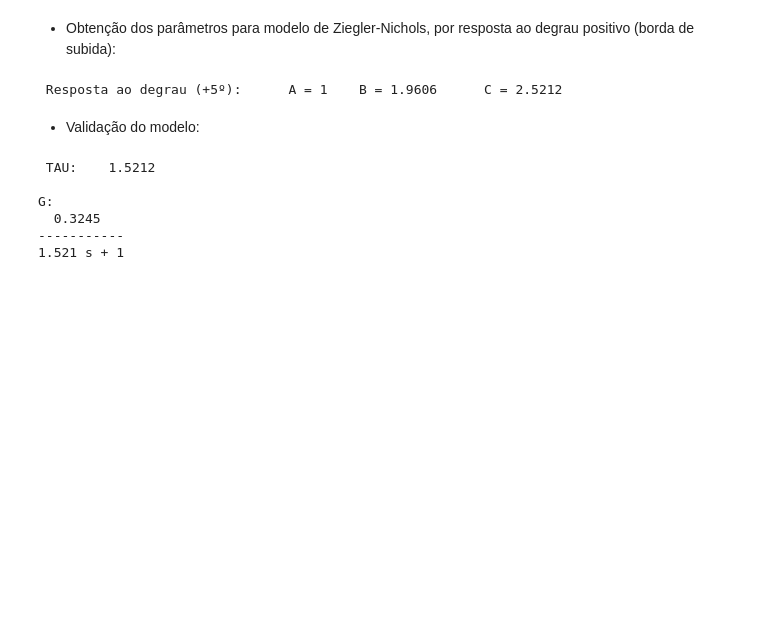
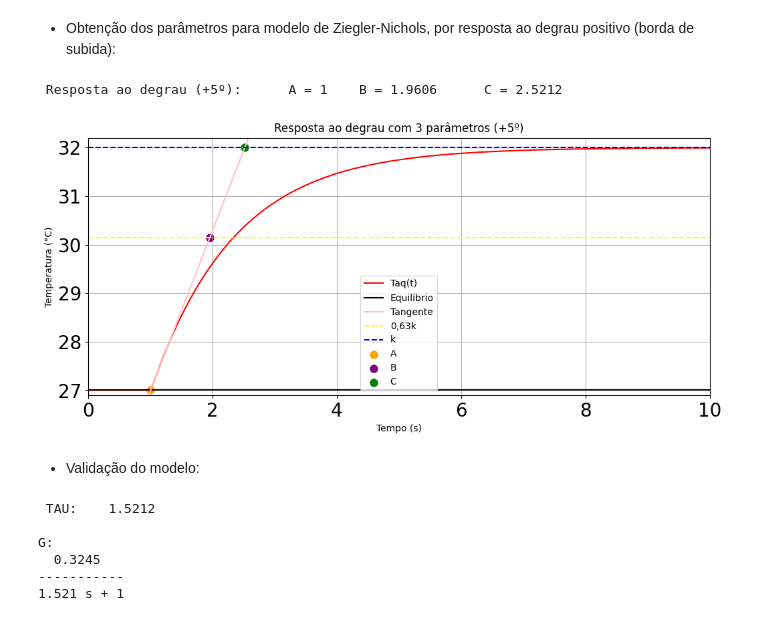
Before and after one commit to ErickNMA/LAS, a Jupyter notebook: guias67/guia6.ipynb, the cells around one changed output. Cells and saved outputs as stored; diff of their text form; code cells hidden in the pictures; blank space fills up the shorter version.

```diff
--- a/guias67/guia6.ipynb
+++ b/guias67/guia6.ipynb
@@ -141,34 +145,35 @@ A = 1 #obtido graficamente (há uma antecipação que não existe, o atraso é z
 #Reta 0,63K:
 y2 = ((pop+(0.63*kd))*np.ones(td.shape))
 B = (((pop+(0.63*kd))-coef_lin)/coef_ang)
 
 #Reta K:
 y3 = ((pop+kd)*np.ones(td.shape))
 C = (((pop+kd)-coef_lin)/coef_ang)
 
 print("\n Resposta ao degrau (+5º): \tA = " + str(round(A, 4)) + "\t B = " + str(round(B, 4)) + "\t C = " + str(round(C, 4)))
 
 #Plotando o resultado da simulação-------------------------------------------------------------------
 plt.figure(3)
-plt.rcParams['figure.figsize'] = (15, 8)
+plt.rcParams['figure.figsize'] = (12, 5)
 plt.plot(td, np.degrees(yd),'red',label='Taq(t)')
 plt.plot(td, y0,'black',label='Equilíbrio')
 plt.plot(td, y1,'pink',label='Tangente')
 plt.plot(td, y2,'yellow',ls='--',label='0,63k')
 plt.plot(td, y3,'blue',ls='--',label='k')
 plt.scatter(A, 27, c='orange', linewidths=3, label='A')
 plt.scatter(B, (27+(0.63*5)), c='purple', linewidths=3, label='B')
 plt.scatter(C, 32, c='green', linewidths=3, label='C')
 plt.ylabel('Temperatura (°C)')
 plt.xlabel('Tempo (s)')
 plt.xlim(0, 10)
 plt.legend()
 plt.ylim(26.9, 32.2)
 plt.title('Resposta ao degrau com 3 parâmetros (+5º)')
 plt.grid()
 plt.show()
 # %% [output]
  Resposta ao degrau (+5º):      A = 1    B = 1.9606      C = 2.5212
+[figure, added]
 # %% [markdown]
 * Validação do modelo:
 # %%
```
Also changed, not shown: parts of 9 cells of this notebook.
